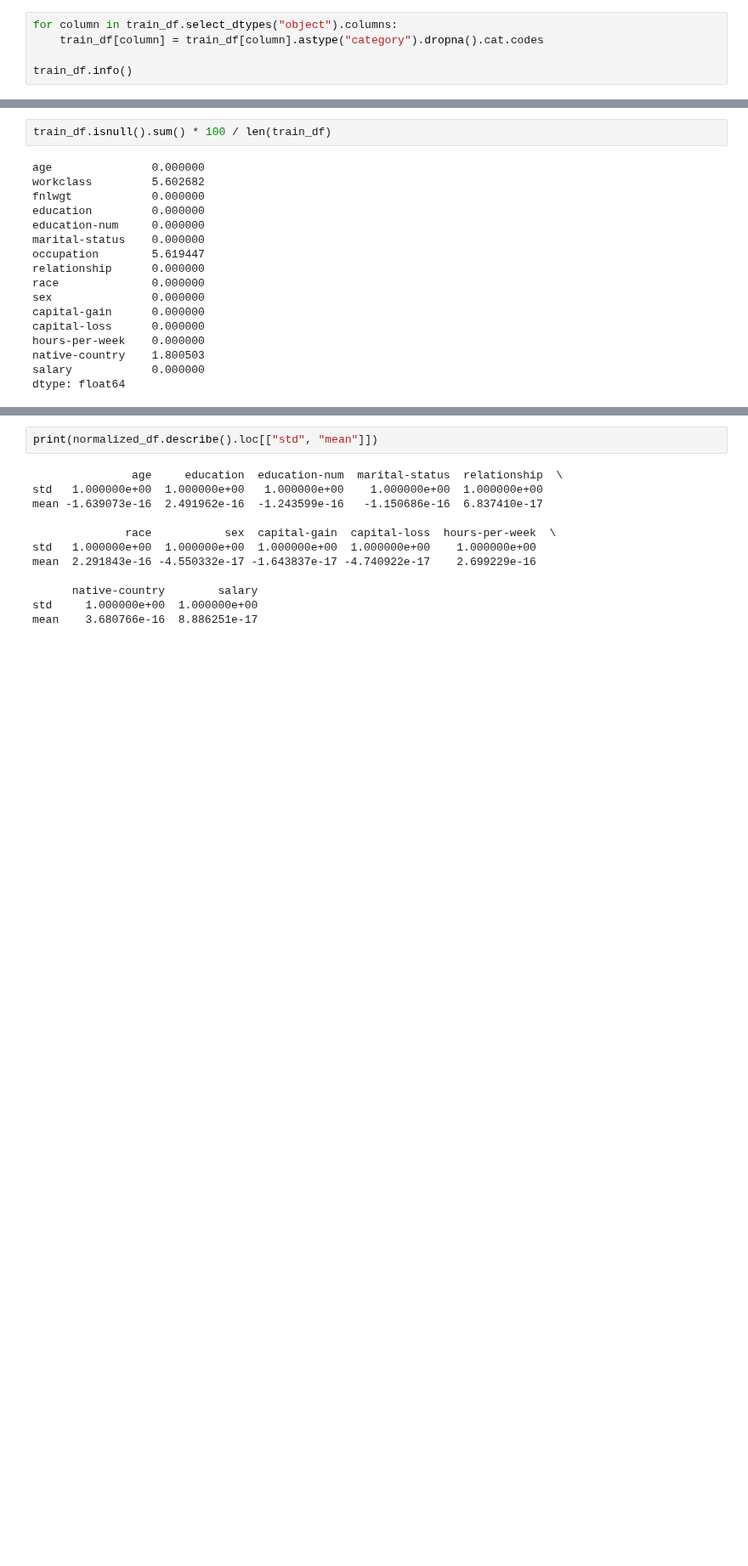
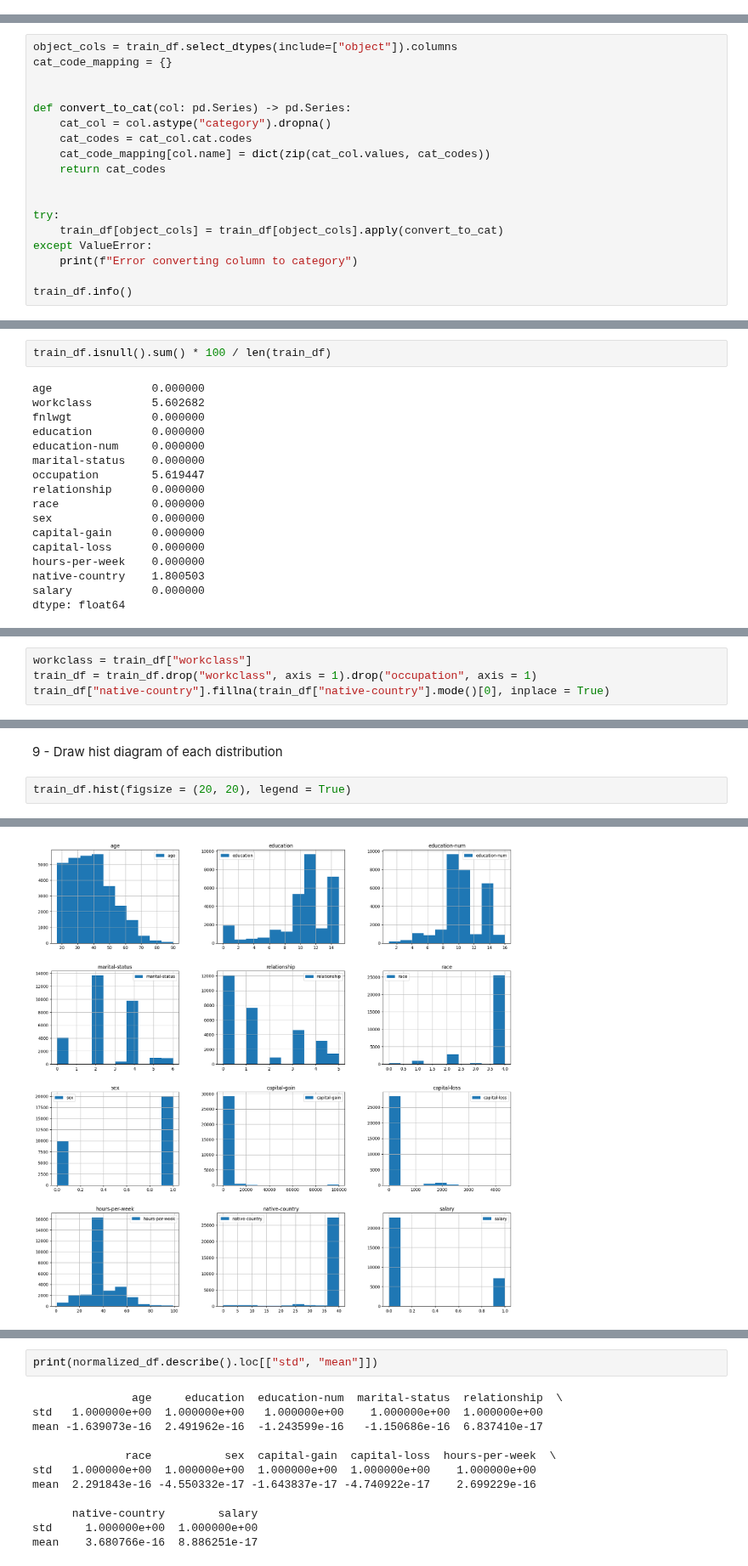
Before and after one commit to Shahriar-0/Artificial-Intelligence-Course-Projects-S2023, a Jupyter notebook: 0 - Introduction/AI_CA0.ipynb, the cells around one changed output, grey strips where cells are left out. Shown at 85% size. Saved outputs shown, nothing was run; the diff lists cells and outputs as text; blank space fills up the shorter version.

```diff
--- a/0 - Introduction/AI_CA0.ipynb
+++ b/0 - Introduction/AI_CA0.ipynb
@@ -120,5 +136,0 @@ note: i use dropna() so it wont replace the not existing values with indexes
-# %%
-for column in train_df.select_dtypes("object").columns:
-    train_df[column] = train_df[column].astype("category").dropna().cat.codes
-
-train_df.info()
@@ -142,0 +140,18 @@ memory usage: 2.2 MB
+# %%
+object_cols = train_df.select_dtypes(include=["object"]).columns
+cat_code_mapping = {}
+
+
+def convert_to_cat(col: pd.Series) -> pd.Series:
+    cat_col = col.astype("category").dropna()
+    cat_codes = cat_col.cat.codes
+    cat_code_mapping[col.name] = dict(zip(cat_col.values, cat_codes))
+    return cat_codes
+
+
+try:
+    train_df[object_cols] = train_df[object_cols].apply(convert_to_cat)
+except ValueError:
+    print(f"Error converting column to category")
+
+train_df.info()
@@ -375,0 +210,4 @@ array([[<Axes: title={'center': 'age'}>,
+# %%
+workclass = train_df["workclass"]
+train_df = train_df.drop("workclass", axis = 1).drop("occupation", axis = 1)
+train_df["native-country"].fillna(train_df["native-country"].mode()[0], inplace = True)
@@ -375,0 +420,5 @@ array([[<Axes: title={'center': 'age'}>,
+# %% [markdown]
+9 - Draw hist diagram of each distribution
+# %%
+train_df.hist(figsize = (20, 20), legend = True)
+# %% [output]
@@ -375,0 +437 @@ array([[<Axes: title={'center': 'age'}>,
+[figure, added]
```
Also changed, not shown: parts of 99 cells of this notebook.
